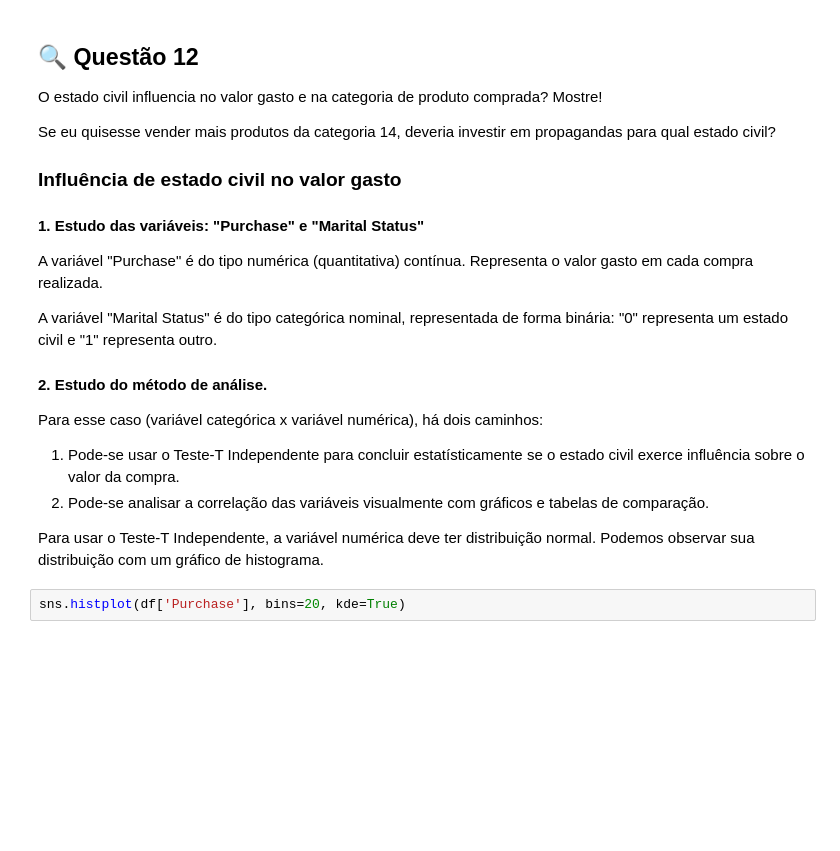
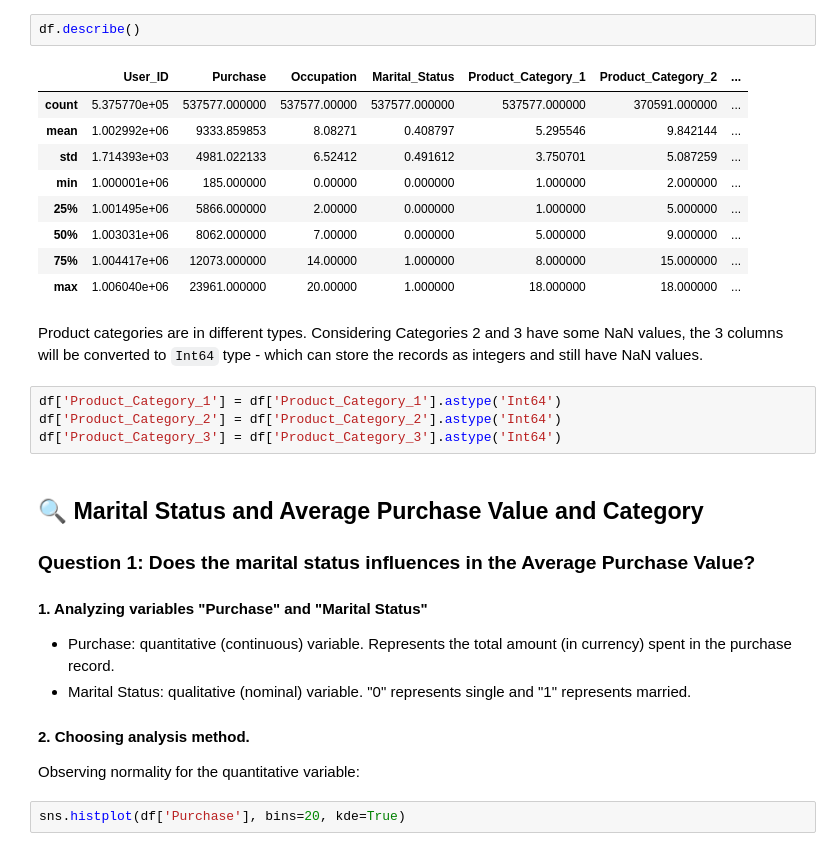
Before and after one commit to ewerthonk/EDA-ecommerce-black-friday, a Jupyter notebook: exploratory-analysis-ecommerce.ipynb, the cells around one changed output. Saved outputs shown, nothing was run; the diff lists cells and outputs as text; blank space fills up the shorter version.

````diff
--- a/exploratory-analysis-ecommerce.ipynb
+++ b/exploratory-analysis-ecommerce.ipynb
@@ -18,25 +50,34 @@ df['Product_Category_3'] = df['Product_Category_3'].astype('Int64')
+# %%
+df.describe()
+# %% [output]
+|  | User_ID | Purchase | Occupation | Marital_Status | Product_Category_1 | Product_Category_2 | ... |
+| count | 5.375770e+05 | 537577.000000 | 537577.00000 | 537577.000000 | 537577.000000 | 370591.000000 | ... |
+| mean | 1.002992e+06 | 9333.859853 | 8.08271 | 0.408797 | 5.295546 | 9.842144 | ... |
+| std | 1.714393e+03 | 4981.022133 | 6.52412 | 0.491612 | 3.750701 | 5.087259 | ... |
+| min | 1.000001e+06 | 185.000000 | 0.00000 | 0.000000 | 1.000000 | 2.000000 | ... |
+| 25% | 1.001495e+06 | 5866.000000 | 2.00000 | 0.000000 | 1.000000 | 5.000000 | ... |
+| 50% | 1.003031e+06 | 8062.000000 | 7.00000 | 0.000000 | 5.000000 | 9.000000 | ... |
+| 75% | 1.004417e+06 | 12073.000000 | 14.00000 | 1.000000 | 8.000000 | 15.000000 | ... |
+| max | 1.006040e+06 | 23961.000000 | 20.00000 | 1.000000 | 18.000000 | 18.000000 | ... |
+# %% [markdown]
+Product categories are in different types. Considering Categories 2 and 3 have some NaN values, the 3 columns will be converted to ```Int64``` type - which can store the records as integers and still have NaN values.
+# %%
+df['Product_Category_1'] = df['Product_Category_1'].astype('Int64')
+df['Product_Category_2'] = df['Product_Category_2'].astype('Int64')
+df['Product_Category_3'] = df['Product_Category_3'].astype('Int64')
 # %% [markdown]
-## 🔍 Questão 12
-O estado civil influencia no valor gasto e na categoria de produto comprada? Mostre!
+## 🔍 Marital Status and Average Purchase Value and Category
 
-Se eu quisesse vender mais produtos da categoria 14, deveria investir em propagandas para qual estado civil?
+### Question 1: Does the marital status influences in the Average Purchase Value?
 
-### Influência de estado civil no valor gasto
+#### 1. Analyzing variables "Purchase" and "Marital Status"
 
-#### 1. Estudo das variáveis: "Purchase" e "Marital Status"
+- Purchase: quantitative (continuous) variable. Represents the total amount (in currency) spent in the purchase record.
+- Marital Status: qualitative (nominal) variable. "0" represents single and "1" represents married.
 
-A variável "Purchase" é do tipo numérica (quantitativa) contínua. Representa o valor gasto em cada compra realizada.
+#### 2. Choosing analysis method.
 
-A variável "Marital Status" é do tipo categórica nominal, representada de forma binária: "0" representa um estado civil e "1" representa outro.
-
-#### 2. Estudo do método de análise.
-
-Para esse caso (variável categórica x variável numérica), há dois caminhos:
-
-1. Pode-se usar o Teste-T Independente para concluir estatísticamente se o estado civil exerce influência sobre o valor da compra.
-2. Pode-se analisar a correlação das variáveis visualmente com gráficos e tabelas de comparação.
-
-Para usar o Teste-T Independente, a variável numérica deve ter distribuição normal. Podemos observar sua distribuição com um gráfico de histograma.
+Observing normality for the quantitative variable:
 # %%
 sns.histplot(df['Purchase'], bins=20, kde=True)
 # %% [output]
````
Also changed, not shown: parts of 32 cells of this notebook, 5 other files.
